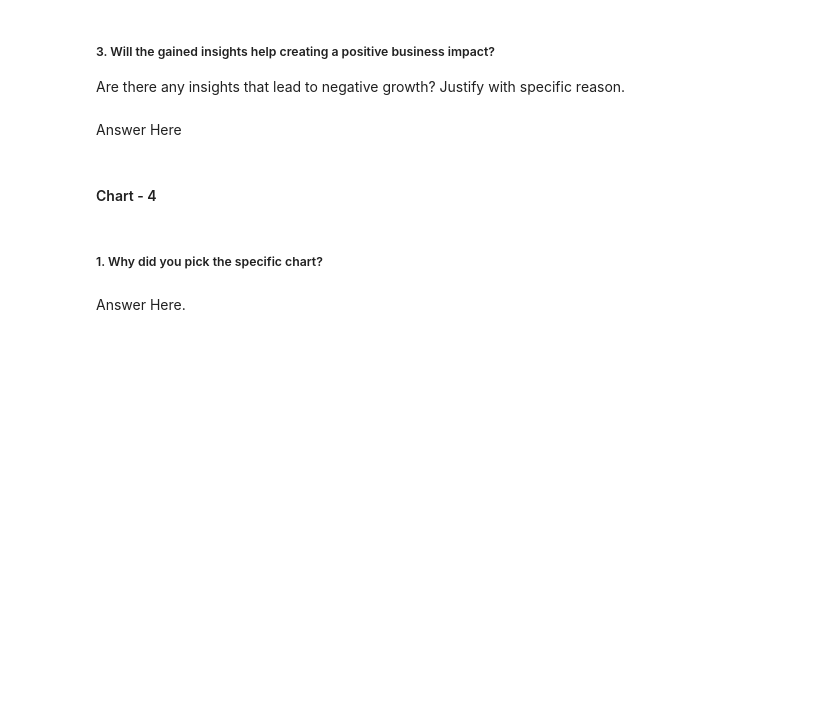
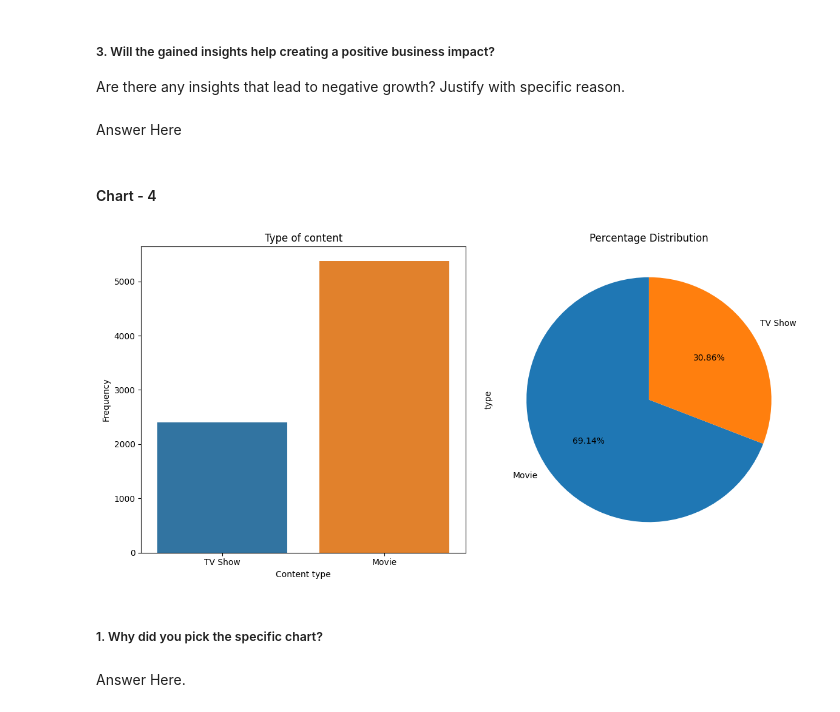
Before and after one commit to OmprakashDebata/Netflix_Content_Clustering, a Jupyter notebook: Project_Netflix.ipynb, the cells around one changed output. Saved outputs shown, nothing was run; the diff lists cells and outputs as text; code cells hidden in the pictures; blank space fills up the shorter version.

```diff
--- a/Project_Netflix.ipynb
+++ b/Project_Netflix.ipynb
@@ -586,3 +627,27 @@ Answer Here
+# %%
+## Enumerate the various types of available content.               1
+# Chart - 4 visualization code
+
+# Create a figure with two subplots side by side
+fig, ax = plt.subplots(1, 2, figsize=(12, 6))
+
+# Countplot
+sns.countplot(data=netflix, x="type", ax=ax[0])
+ax[0].set_title("Type of content")
+ax[0].set_xlabel("Content type")
+ax[0].set_ylabel("Frequency")
+
+# Pie Chart
+netflix['type'].value_counts().plot(kind='pie', autopct='%1.2f%%', ax=ax[1], startangle=90)
+ax[1].set_title('Percentage Distribution')
+
+# Adjust spacing between subplots
+plt.tight_layout()
+
+# Show the plots side by side
+plt.show()
+# %% [output]
+[figure, added]
 # %% [markdown]
 ##### 1. Why did you pick the specific chart?
 # %% [markdown]
```
Also changed, not shown: parts of 67 cells of this notebook.
